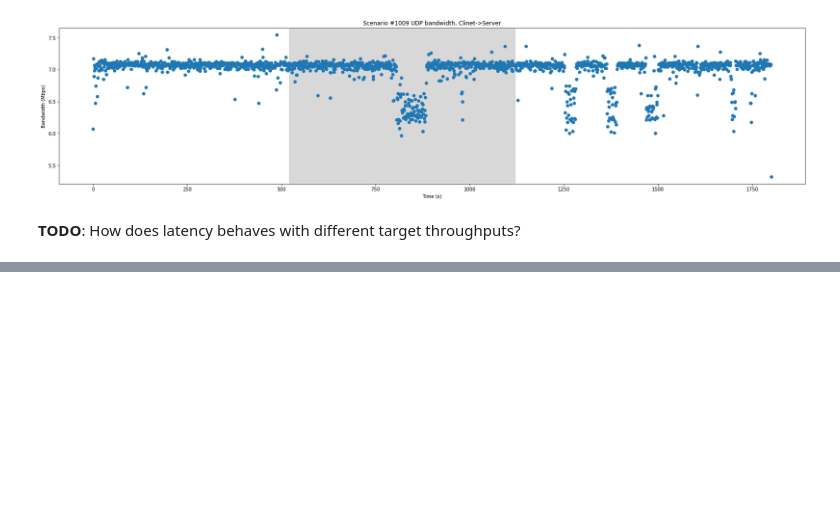
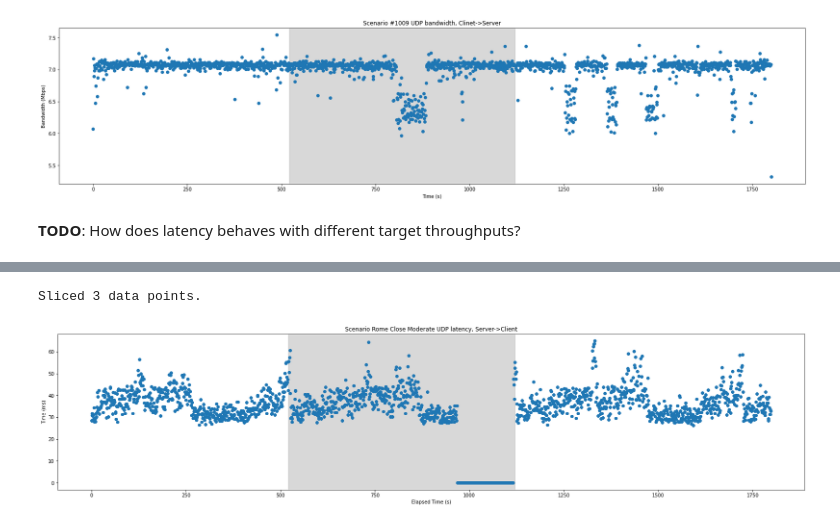
Before and after one commit to nislab/gensync, a Jupyter notebook: run/analysis.ipynb, the cells around one changed output, grey strips where cells are left out. Saved outputs shown, nothing was run; the diff lists cells and outputs as text; code cells hidden in the pictures; blank space fills up the shorter version.

```diff
--- a/run/analysis.ipynb
+++ b/run/analysis.ipynb
@@ -1114,0 +1137,10 @@ plain_data/network/udp/benchmark_net_020550482_1009/iperf3_server_logs.json seem
+# %%
+data = ca.parse_iperf_v2('plain_data/network/udp/benchmark_net_024438256_1018/iperf2_server.txt')
+
+sliced_data = [x for x in data if x < 100]
+print(f"Sliced {len(data) - len(sliced_data)} data points.")
+
+plot_rtt_time_series(sliced_data, 'Scenario Rome Close Moderate UDP latency, Server->Client')
+# %% [output]
+Sliced 3 data points.
+[figure, added]
```
Also changed, not shown: parts of 9 cells of this notebook, 32 other files.
